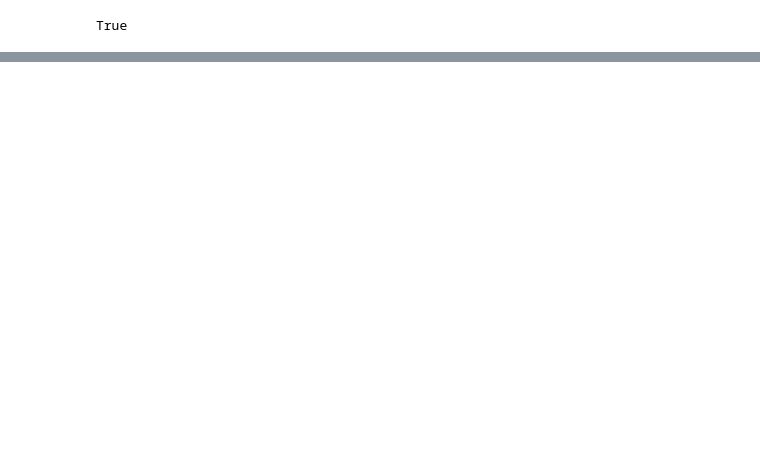
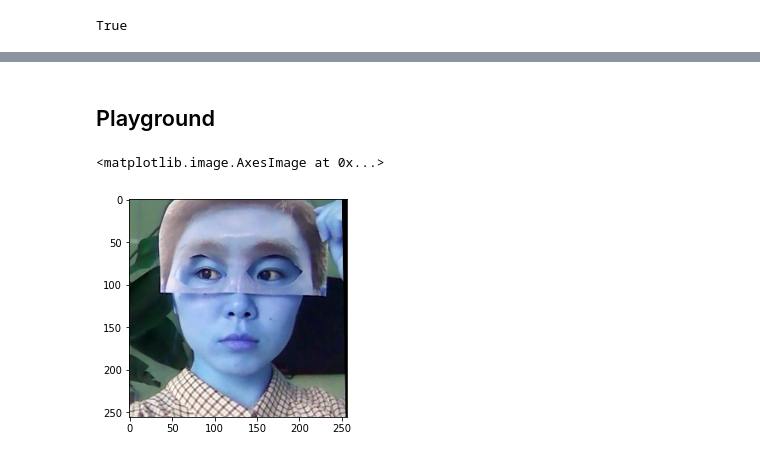
Before and after one commit to nnthien2001/WaveletNoise, a Jupyter notebook: edl.ipynb, the cells around one changed output, grey strips where cells are left out. Cells and saved outputs as stored; diff of their text form; code cells hidden in the pictures; blank space fills up the shorter version.

```diff
--- a/edl.ipynb
+++ b/edl.ipynb
@@ -369,0 +499,50 @@ A.shape
+# %% [markdown]
+## Playground
+# %%
+class LoadImageRoseYoutu():
+    def __init__(self, path_prefix, use_test = True, colorcvt=None):
+        assert os.path.exists(path_prefix), "LoadImage, Path does not exist"
+        self.path_prefix = path_prefix
+        self.colorcvt = colorcvt
+
+        self.to_use_folder = 'test' if use_test else 'adaptation'
+        self.txt_file = self.to_use_folder + '_list.txt'
+        self.img_path_prefix = os.path.join(self.path_prefix, 'rgb', self.to_use_folder)
+
+        self.img_paths, self.folder_no, self.labels = self._read_txt_file()
+        self.type = np.array([path.split('/')[1][0] for path in self.img_paths])
+
+        self.next_idx = 0
+        self.batch_size = 64
+
+    def _read_txt_file(self):
+        txt_path = os.path.join(self.path_prefix, self.txt_file)
+        with open(txt_path, 'r') as f:
+            text = f.readlines()
+            lines = np.array([s.split() for s in text])
+        return np.moveaxis(lines, -1, 0)
+
+    def next_batch(self):
+        images = []
+        if self.next_idx >= len(self.labels):
+            return None
+        end_idx = min(len(self.labels), self.next_idx + self.batch_size)
+
+        for i in range(self.next_idx, end_idx):
+            file = os.path.join(self.img_path_prefix, self.img_paths[i] + '.jpg')
+            img = cv2.imread(file)
+            if img is not None:
+                images.append(img)
+
+        self.next_idx = end_idx
+        return images
+# %%
+PATH_PREFIX = '/home/thienn17/Documents/Rose - Youtu/client'
+loader = LoadImageRoseYoutu(PATH_PREFIX)
+# %%
+batch = loader.next_batch()
+# %%
+plt.imshow(batch[30])
+# %% [output]
+<matplotlib.image.AxesImage at 0x...>
+[figure, added]
```
Also changed, not shown: parts of 34 cells of this notebook, 49 other files.
